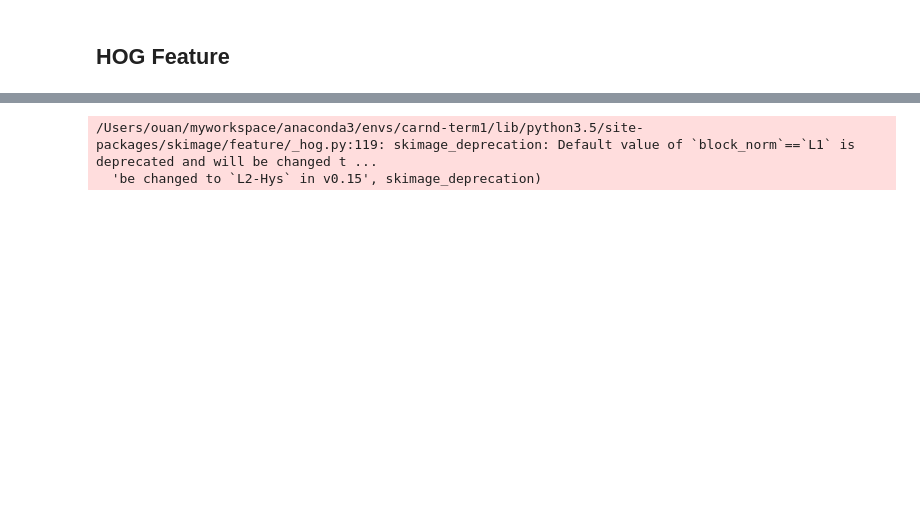
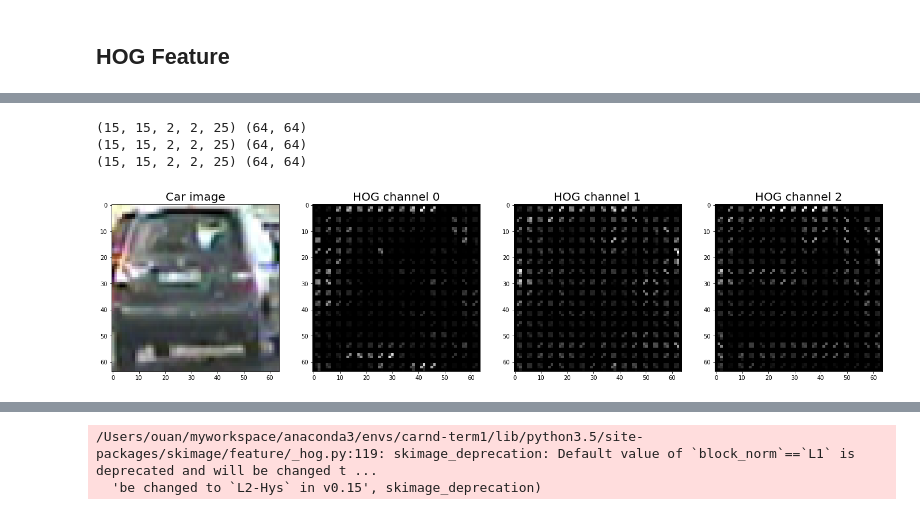
Before and after one commit to anonymint/vehicle-detection, a Jupyter notebook: summary.ipynb, the cells around one changed output, grey strips where cells are left out. Cells and saved outputs as stored; diff of their text form; code cells hidden in the pictures; blank space fills up the shorter version.

```diff
--- a/summary.ipynb
+++ b/summary.ipynb
@@ -87,6 +82,15 @@ fig.tight_layout()
 # %% [markdown]
 ## HOG Feature
-# %%
-car_image = my_function.read_image('./test_images/car_1.png')
-noncar_image = my_function.read_image('./test_images/noncar_1.png')
-hog_features = my_function.get_hog_features(cars[:,:,1])
+# %%
+car_image = my_function.read_image('./test_images/car_1.png')
+car_image_hsv = cv2.cvtColor(car_image, cv2.COLOR_RGB2HSV)
+
+f, (*ax) = plt.subplots(1, 4, figsize=(24, 9))
+ax[0][0].imshow(car_image)
+ax[0][0].set_title("Car image", fontsize=20)
+for i in range(3):
+    hog_features, img_feature = my_function.get_hog_features(car_image_hsv[:,:,i], orient=25,
+                        pix_per_cell=4, cell_per_block=2, vis=True, feature_vec=False)
+    ax[0][i+1].imshow(img_feature, cmap='gray')
+    ax[0][i+1].set_title("HOG channel {}".format(i), fontsize=20)
+# %% [output]
@@ -92,0 +99,4 @@ hog_features = my_function.get_hog_features(cars[:,:,1])
+(15, 15, 2, 2, 25) (64, 64)
+(15, 15, 2, 2, 25) (64, 64)
+(15, 15, 2, 2, 25) (64, 64)
+[figure, added]
```
Also changed, not shown: parts of 4 cells of this notebook.
